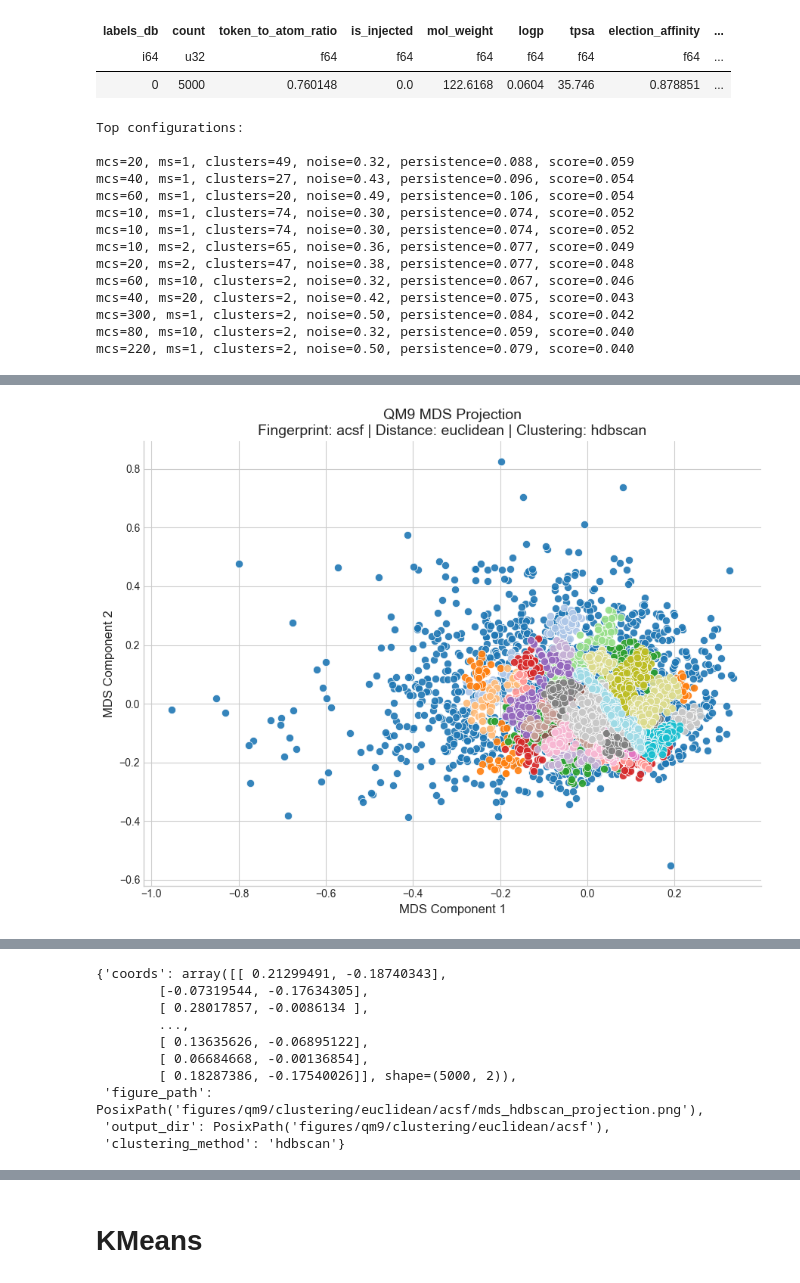
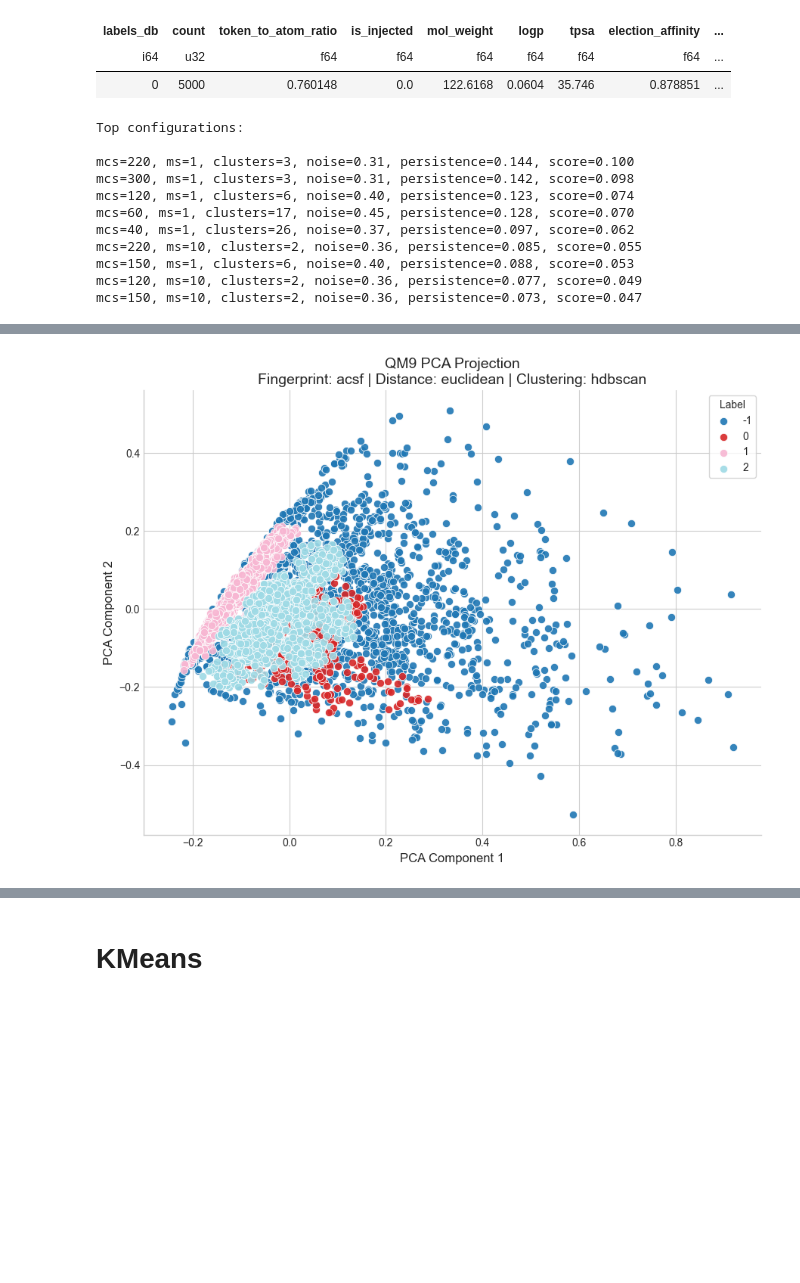
Before and after one commit to karlfindhansen/Non-Euclidean-Distances-in-Molecular-Representation, a Jupyter notebook: notebooks/QM9/clustering/euclidean/descriptors/acsf.ipynb, the cells around one changed output, grey strips where cells are left out. Saved outputs shown, nothing was run; the diff lists cells and outputs as text; code cells hidden in the pictures; blank space fills up the shorter version.

```diff
--- a/notebooks/QM9/clustering/euclidean/descriptors/acsf.ipynb
+++ b/notebooks/QM9/clustering/euclidean/descriptors/acsf.ipynb
@@ -29,7 +29,6 @@ X=np.array(df["acsf_embedding"].to_list())
 dist_matrix = qm9.get_distance_matrix(
     descriptor="acsf",
     dist_type="euclidean",
-    force_calculate=True,
     pca_components=4,
 )
 # %% [output]
@@ -300,21 +388,18 @@ a = evaluate_hdbscan_grid(dist_matrix)
 # %% [output]
 Top configurations:
 
-mcs=20, ms=1, clusters=49, noise=0.32, persistence=0.088, score=0.059
-mcs=40, ms=1, clusters=27, noise=0.43, persistence=0.096, score=0.054
-mcs=60, ms=1, clusters=20, noise=0.49, persistence=0.106, score=0.054
-mcs=10, ms=1, clusters=74, noise=0.30, persistence=0.074, score=0.052
-mcs=10, ms=1, clusters=74, noise=0.30, persistence=0.074, score=0.052
-mcs=10, ms=2, clusters=65, noise=0.36, persistence=0.077, score=0.049
-mcs=20, ms=2, clusters=47, noise=0.38, persistence=0.077, score=0.048
-mcs=60, ms=10, clusters=2, noise=0.32, persistence=0.067, score=0.046
-mcs=40, ms=20, clusters=2, noise=0.42, persistence=0.075, score=0.043
-mcs=300, ms=1, clusters=2, noise=0.50, persistence=0.084, score=0.042
-mcs=80, ms=10, clusters=2, noise=0.32, persistence=0.059, score=0.040
-mcs=220, ms=1, clusters=2, noise=0.50, persistence=0.079, score=0.040
+mcs=220, ms=1, clusters=3, noise=0.31, persistence=0.144, score=0.100
+mcs=300, ms=1, clusters=3, noise=0.31, persistence=0.142, score=0.098
+mcs=120, ms=1, clusters=6, noise=0.40, persistence=0.123, score=0.074
+mcs=60, ms=1, clusters=17, noise=0.45, persistence=0.128, score=0.070
+mcs=40, ms=1, clusters=26, noise=0.37, persistence=0.097, score=0.062
+mcs=220, ms=10, clusters=2, noise=0.36, persistence=0.085, score=0.055
+mcs=150, ms=1, clusters=6, noise=0.40, persistence=0.088, score=0.053
+mcs=120, ms=10, clusters=2, noise=0.36, persistence=0.077, score=0.049
+mcs=150, ms=10, clusters=2, noise=0.36, persistence=0.073, score=0.047
 # %%
 clusterer = hdbscan.HDBSCAN(
-        min_cluster_size=20,
+        min_cluster_size=220,
         min_samples=1,
         metric='precomputed',
     )
@@ -332,14 +417,14 @@ create_chemiscope_viewer(df, dist_matrix, labels_hdbscan, 'PCA')
 2026-05-07 19:07:41.345 | WARNING  | src.helper_functions:create_chemiscope_viewer:1349 - If the viewer does not open automatically, run `chemiscope show qm9_PCA_clustering.json`.
 [interactive output not drawn]
 # %%
-plot_distance_matrix_projection(
-    dist_matrix=dist_matrix,
+_=plot_distance_matrix_projection(
+    dist_matrix=X,
     fingerprint="acsf",
     distance_metric="euclidean",
-    projection_method=projection_method,
+    projection_method='PCA',
     dataset_name="qm9",
     labels=labels_hdbscan,
     clustering_method="hdbscan"
 )
 # %% [output]
-[figure, old version]
+[figure, new version]
@@ -347,13 +432,3 @@ plot_distance_matrix_projection(
-{'coords': array([[ 0.21299491, -0.18740343],
-        [-0.07319544, -0.17634305],
-        [ 0.28017857, -0.0086134 ],
-        ...,
-        [ 0.13635626, -0.06895122],
-        [ 0.06684668, -0.00136854],
-        [ 0.18287386, -0.17540026]], shape=(5000, 2)),
- 'figure_path': PosixPath('figures/qm9/clustering/euclidean/acsf/mds_hdbscan_projection.png'),
- 'output_dir': PosixPath('figures/qm9/clustering/euclidean/acsf'),
- 'clustering_method': 'hdbscan'}
 # %%
 average_numeric_by_cluster(df, "labels_hdbscan")
 # %% [output]
```
Also changed, not shown: parts of 39 cells of this notebook, 11 other files.
